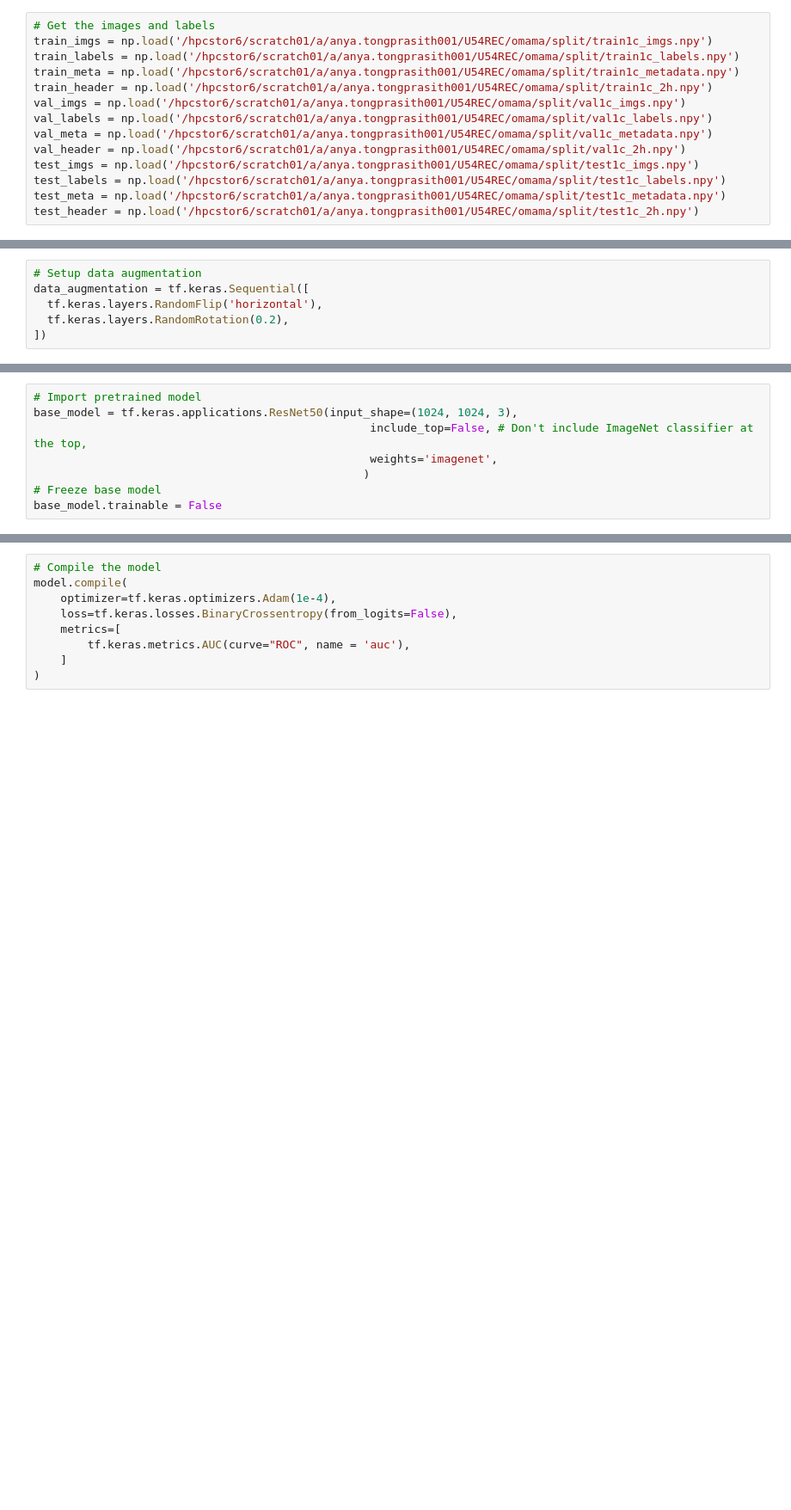
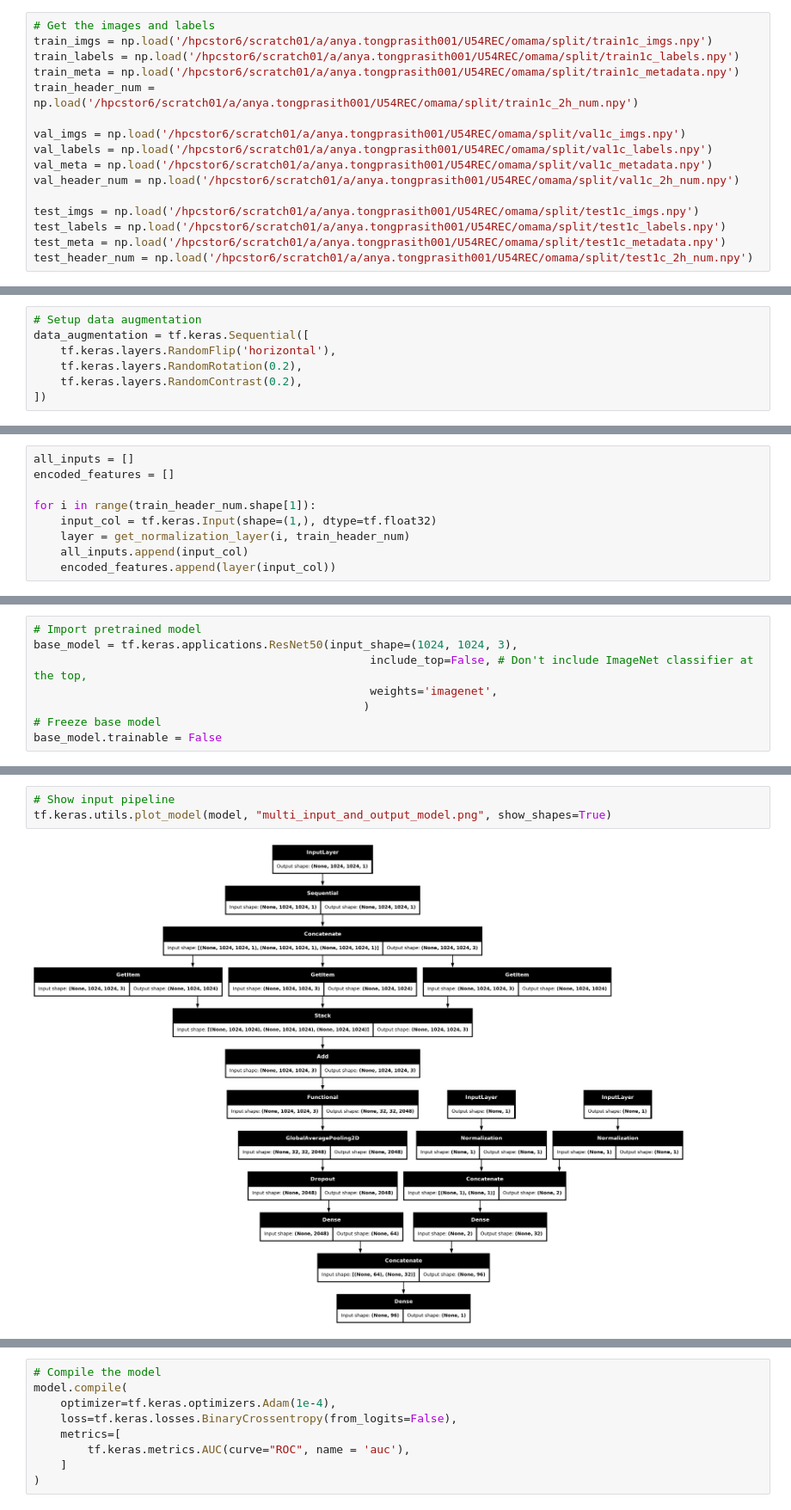
Before and after one commit to hanzeltkr/U54REC, a Jupyter notebook: image_classification/pretrain_model2_img1k_2header.ipynb, the cells around one changed output, grey strips where cells are left out. Shown at 86% size. Drawn from its saved outputs; the diff is of its cells as text; blank space fills up the shorter version.

Commit message:
Did data normalization on numeric headers and index category for string

```diff
--- a/image_classification/pretrain_model2_img1k_2header.ipynb
+++ b/image_classification/pretrain_model2_img1k_2header.ipynb
@@ -11,15 +11,17 @@ from pathlib import Path
 train_imgs = np.load('/hpcstor6/scratch01/a/anya.tongprasith001/U54REC/omama/split/train1c_imgs.npy')
 train_labels = np.load('/hpcstor6/scratch01/a/anya.tongprasith001/U54REC/omama/split/train1c_labels.npy')
 train_meta = np.load('/hpcstor6/scratch01/a/anya.tongprasith001/U54REC/omama/split/train1c_metadata.npy')
-train_header = np.load('/hpcstor6/scratch01/a/anya.tongprasith001/U54REC/omama/split/train1c_2h.npy')
+train_header_num = np.load('/hpcstor6/scratch01/a/anya.tongprasith001/U54REC/omama/split/train1c_2h_num.npy')
+
 val_imgs = np.load('/hpcstor6/scratch01/a/anya.tongprasith001/U54REC/omama/split/val1c_imgs.npy')
 val_labels = np.load('/hpcstor6/scratch01/a/anya.tongprasith001/U54REC/omama/split/val1c_labels.npy')
 val_meta = np.load('/hpcstor6/scratch01/a/anya.tongprasith001/U54REC/omama/split/val1c_metadata.npy')
-val_header = np.load('/hpcstor6/scratch01/a/anya.tongprasith001/U54REC/omama/split/val1c_2h.npy')
+val_header_num = np.load('/hpcstor6/scratch01/a/anya.tongprasith001/U54REC/omama/split/val1c_2h_num.npy')
+
 test_imgs = np.load('/hpcstor6/scratch01/a/anya.tongprasith001/U54REC/omama/split/test1c_imgs.npy')
 test_labels = np.load('/hpcstor6/scratch01/a/anya.tongprasith001/U54REC/omama/split/test1c_labels.npy')
 test_meta = np.load('/hpcstor6/scratch01/a/anya.tongprasith001/U54REC/omama/split/test1c_metadata.npy')
-test_header = np.load('/hpcstor6/scratch01/a/anya.tongprasith001/U54REC/omama/split/test1c_2h.npy')
+test_header_num = np.load('/hpcstor6/scratch01/a/anya.tongprasith001/U54REC/omama/split/test1c_2h_num.npy')
 # %%
 # Examine class label imbalance
 neg, pos = np.bincount(train_labels.astype(int))
@@ -33,6 +35,7 @@ Examples:
 # %%
 # Setup data augmentation
 data_augmentation = tf.keras.Sequential([
-  tf.keras.layers.RandomFlip('horizontal'),
-  tf.keras.layers.RandomRotation(0.2),
+    tf.keras.layers.RandomFlip('horizontal'),
+    tf.keras.layers.RandomRotation(0.2),
+    tf.keras.layers.RandomContrast(0.2),
 ])
@@ -39,2 +74,11 @@ data_augmentation = tf.keras.Sequential([
+# %%
+all_inputs = []
+encoded_features = []
+
+for i in range(train_header_num.shape[1]):
+    input_col = tf.keras.Input(shape=(1,), dtype=tf.float32)
+    layer = get_normalization_layer(i, train_header_num)
+    all_inputs.append(input_col)
+    encoded_features.append(layer(input_col))
 # %%
 # Load in the images
@@ -131,3 +176,8 @@ model = tf.keras.Model(inputs = [image_input, header_input], outputs = outputs)
+# %%
+# Show input pipeline
+tf.keras.utils.plot_model(model, "multi_input_and_output_model.png", show_shapes=True)
+# %% [output]
+[figure, added]
 # %%
 model.summary()
 # %% [output]
```
Also changed, not shown: parts of 15 cells of this notebook, 1 other file.
